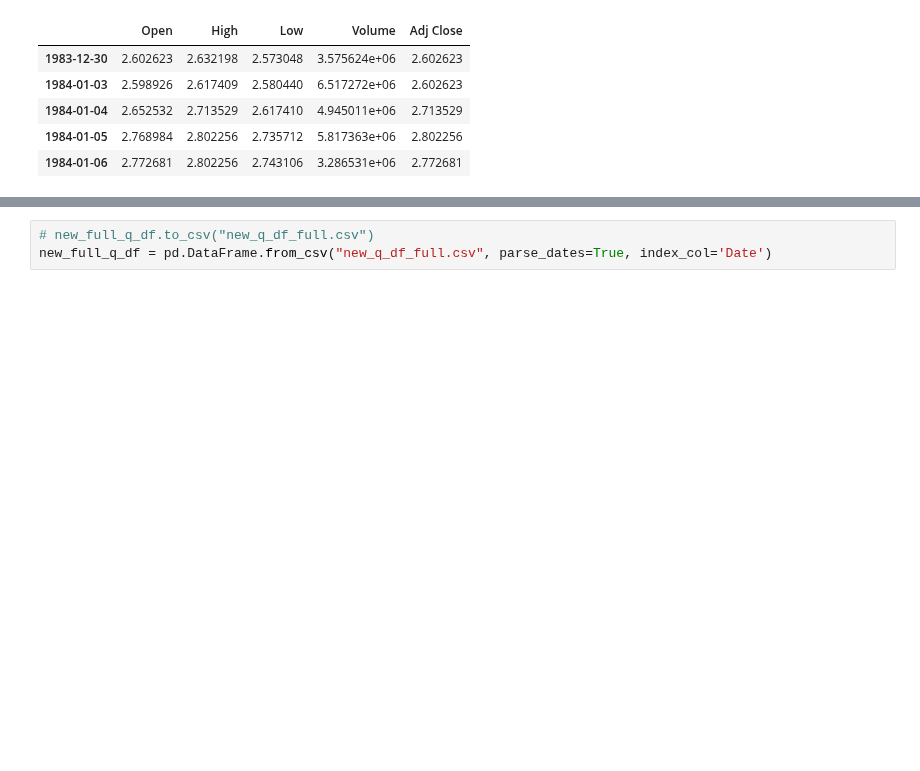
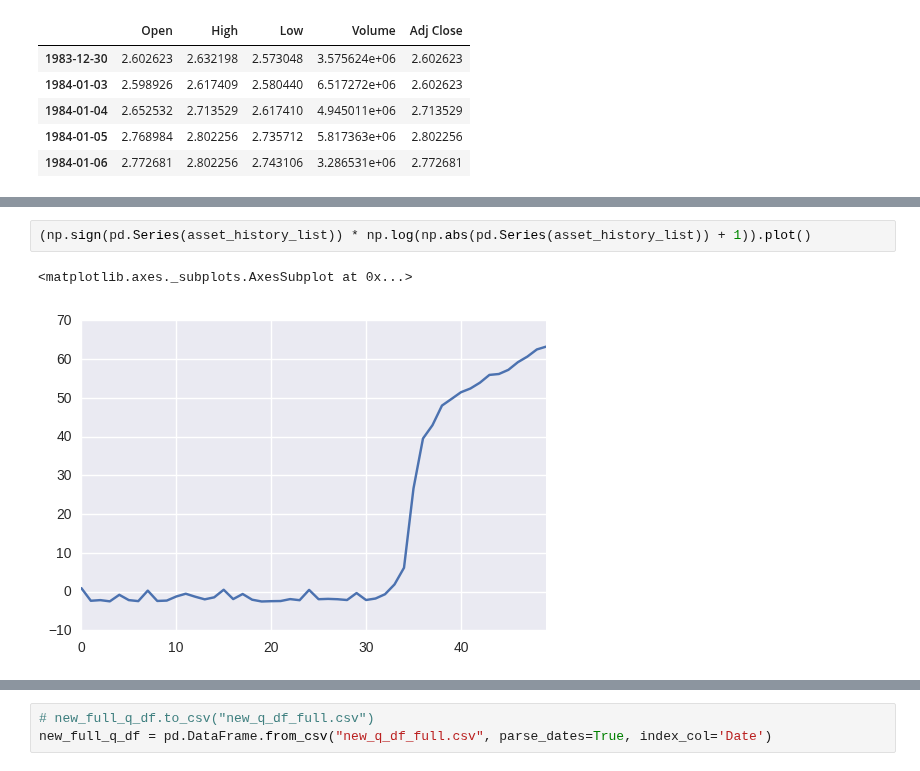
Before and after one commit to savourylie/Stock-Price-Forecaster, a Jupyter notebook: TradingBot/TradingBot.ipynb, the cells around one changed output, grey strips where cells are left out. Saved outputs shown, nothing was run; the diff lists cells and outputs as text; blank space fills up the shorter version.

```diff
--- a/TradingBot/TradingBot.ipynb
+++ b/TradingBot/TradingBot.ipynb
@@ -2560,0 +3052,5 @@ No reward yet...0 assigned.
+# %%
+(np.sign(pd.Series(asset_history_list)) * np.log(np.abs(pd.Series(asset_history_list)) + 1)).plot()
+# %% [output]
+<matplotlib.axes._subplots.AxesSubplot at 0x...>
+[figure, added]
```
Also changed, not shown: parts of 56 cells of this notebook, 3 other files.
